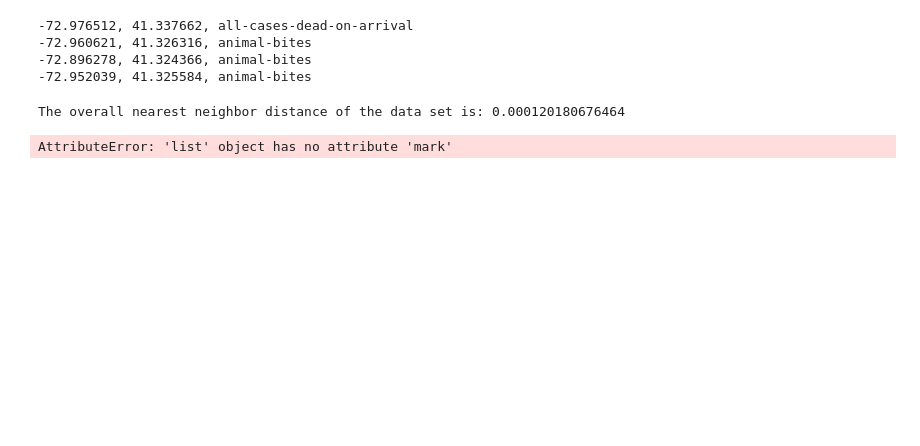
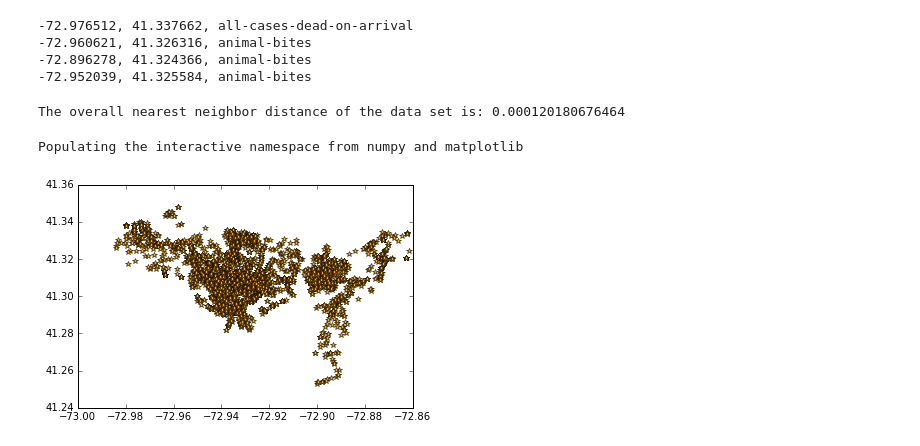
Before and after one commit to Geospatial-Python/assignment_09, a Jupyter notebook: Assignment_08.ipynb, the cells around one changed output. Saved outputs shown, nothing was run; the diff lists cells and outputs as text; code cells hidden in the pictures; blank space fills up the shorter version.

```diff
--- a/Assignment_08.ipynb
+++ b/Assignment_08.ipynb
@@ -38,12 +38,22 @@ for point in points:
 
 nn = pattern.average_nearest_neighbor_distance_kdtree()
 print("The overall nearest neighbor distance of the data set is: " + str(nn))
-
-nn = pattern.average_nearest_neighbor_distance_kdtree(mark="all-cases-dead-on-arrival")
-print("The nearest neighbor distance of the mark 'all-cases-dead-on-arrival' is " + str(nn))
-
-nn = pattern.average_nearest_neighbor_distance_kdtree(mark="animal-bites")
-print("The nearest neighbor distance of the mark 'animal-bites' is " + str(nn))
 # %% [output]
 The overall nearest neighbor distance of the data set is: 0.000120180676464
-AttributeError: 'list' object has no attribute 'mark'
+# %%
+%pylab inline
+
+def plot_points(x, y, **kwargs):
+    plot(x,y, **kwargs)
+
+x = []
+y = []
+
+for point in points:
+    x.append(point.x)
+    y.append(point.y)
+
+plot_points(x, y, color='orange', marker='*', linewidth=0)
+# %% [output]
+Populating the interactive namespace from numpy and matplotlib
+[figure, added]
```
Also changed, not shown: 3 other files.
